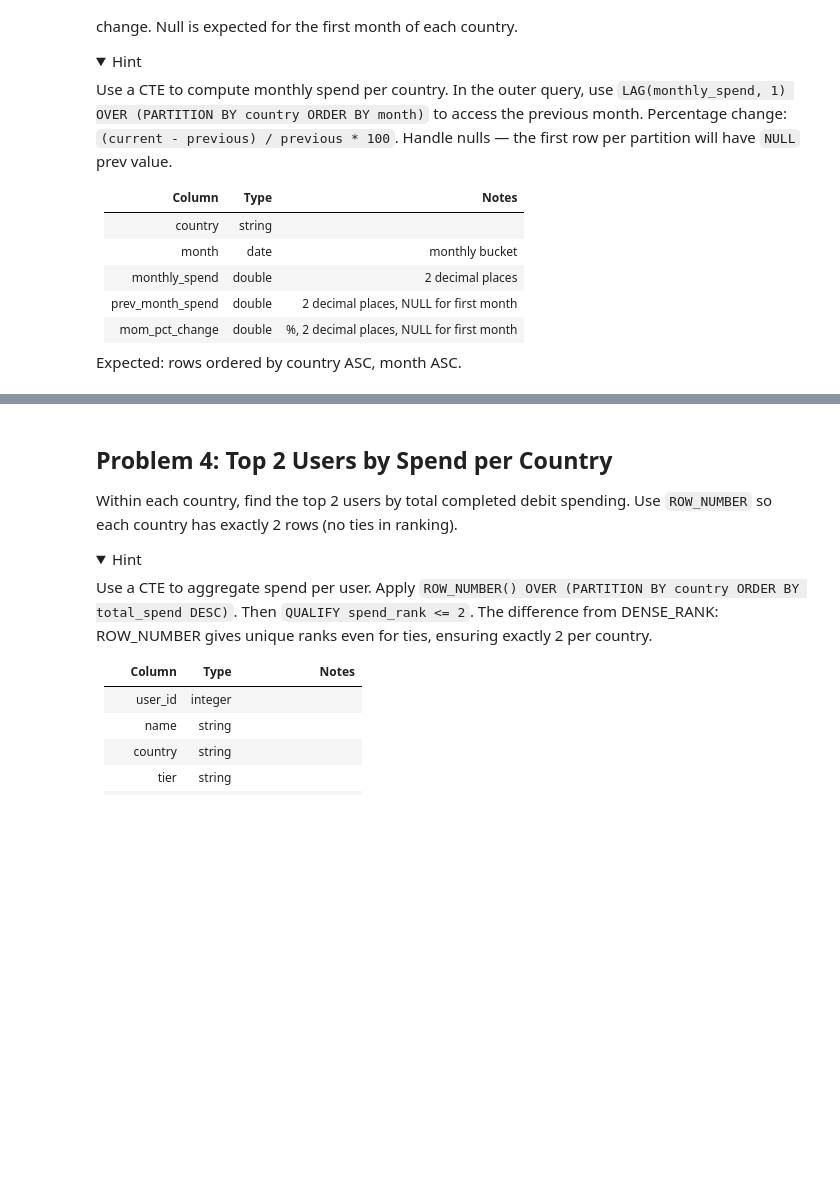
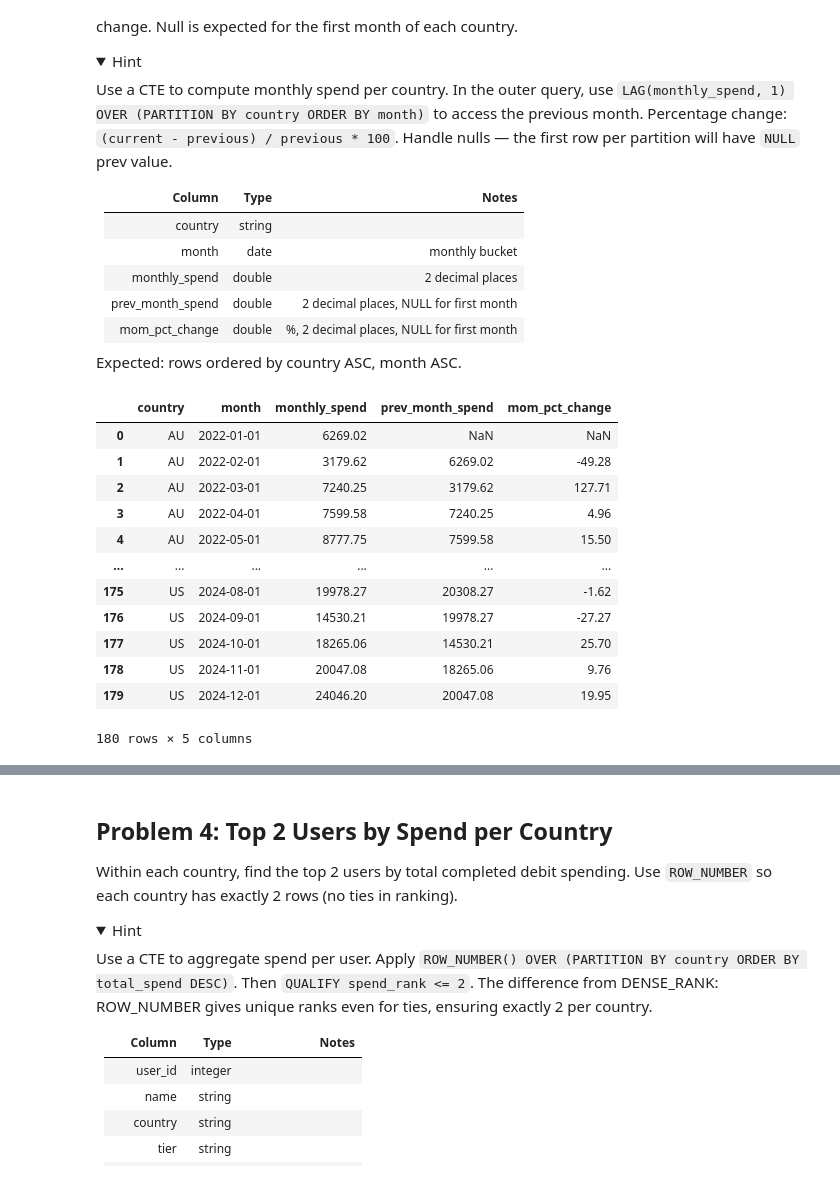
Before and after one commit to arunpandian7/datapy-gym, a Jupyter notebook: sql/sessions/2026-06-04/02_window_functions.ipynb, the cells around one changed output, grey strips where cells are left out. Drawn from its saved outputs; the diff is of its cells as text; code cells hidden in the pictures; folded sections open; blank space fills up the shorter version.

```diff
--- a/sql/sessions/2026-06-04/02_window_functions.ipynb
+++ b/sql/sessions/2026-06-04/02_window_functions.ipynb
@@ -231,5 +225,34 @@ Use a CTE to compute monthly spend per country. In the outer query, use `LAG(mon
 Expected: rows ordered by country ASC, month ASC.
 # %%
 %%solution 3
+
+SELECT
+country,
+DATE_TRUNC('month', txn_date) AS month,
+ROUND(SUM(txn.amount), 2) AS monthly_spend,
+LAG(monthly_spend, 1, Null) OVER (PARTITION BY country ORDER BY month) AS prev_month_spend,
+ROUND( (monthly_spend - prev_month_spend) / prev_month_spend * 100 , 2) as mom_pct_change
+FROM transactions txn
+JOIN accounts acc
+ON txn.account_id = acc.account_id
+JOIN users
+ON acc.user_id = users.user_id
+WHERE txn.txn_type = 'debit' AND txn.status = 'completed'
+GROUP BY 1, 2
+ORDER BY 1, 2
+# %% [output]
+|  | country | month | monthly_spend | prev_month_spend | mom_pct_change |
+| 0 | AU | 2022-01-01 | 6269.02 | NaN | NaN |
+| 1 | AU | 2022-02-01 | 3179.62 | 6269.02 | -49.28 |
+| 2 | AU | 2022-03-01 | 7240.25 | 3179.62 | 127.71 |
+| 3 | AU | 2022-04-01 | 7599.58 | 7240.25 | 4.96 |
+| 4 | AU | 2022-05-01 | 8777.75 | 7599.58 | 15.50 |
+| ... | ... | ... | ... | ... | ... |
+| 175 | US | 2024-08-01 | 19978.27 | 20308.27 | -1.62 |
+| 176 | US | 2024-09-01 | 14530.21 | 19978.27 | -27.27 |
+| 177 | US | 2024-10-01 | 18265.06 | 14530.21 | 25.70 |
+| 178 | US | 2024-11-01 | 20047.08 | 18265.06 | 9.76 |
+| 179 | US | 2024-12-01 | 24046.20 | 20047.08 | 19.95 |
+180 rows × 5 columns
 # %%
 checker.p3(solution_3)  # type: ignore[name-defined]  # noqa: F821
```
Also changed, not shown: parts of 7 cells of this notebook.
